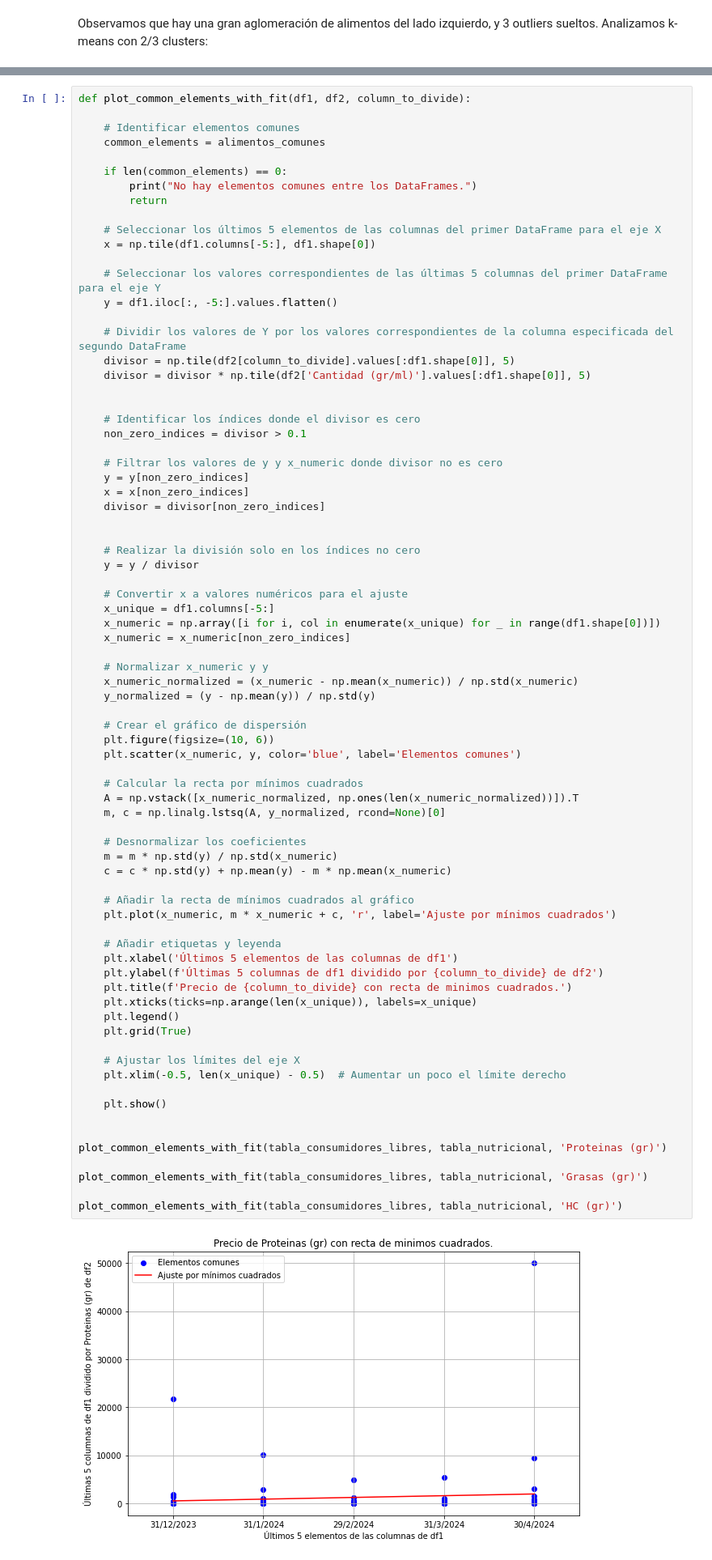
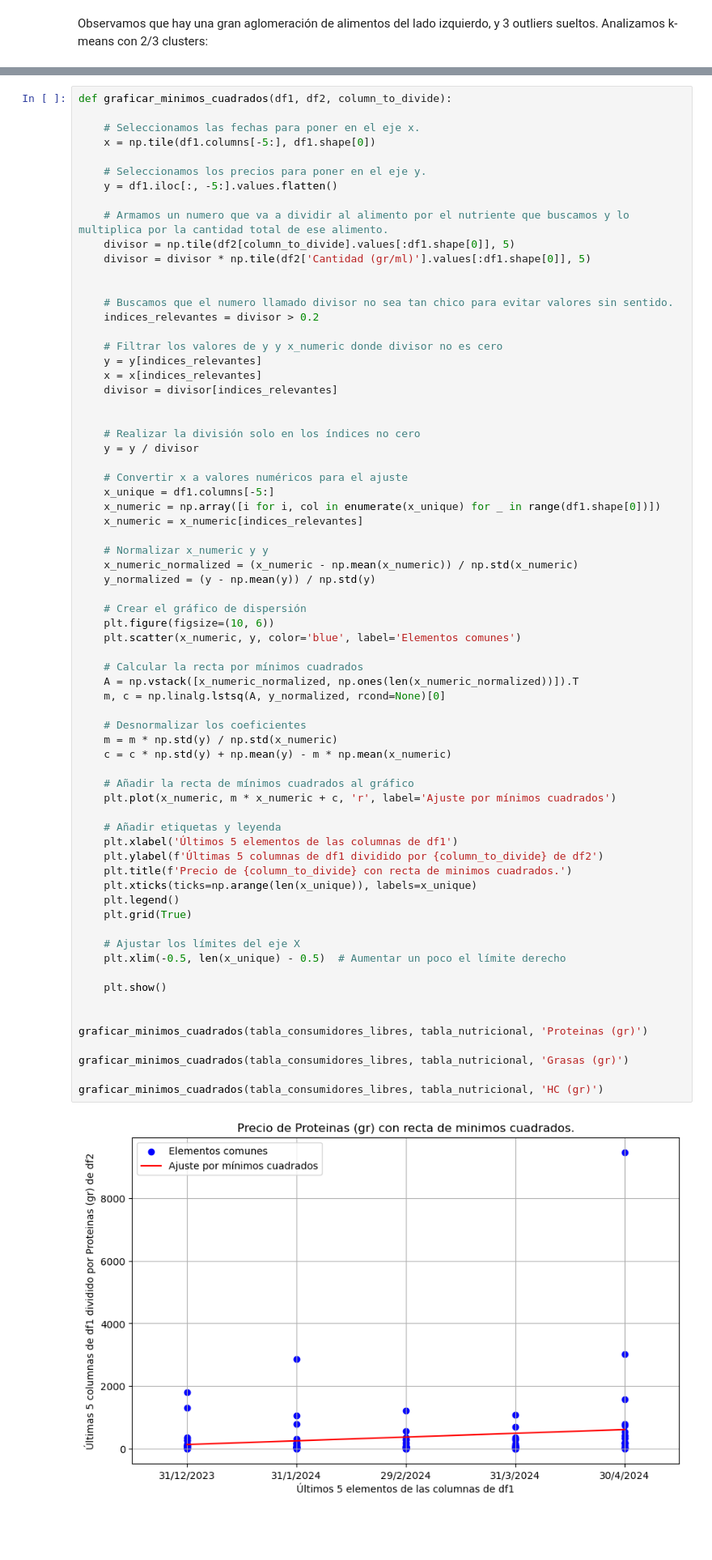
Before and after one commit to manuelgutman/ptalc2, a Jupyter notebook: funciones.ipynb, the cells around one changed output, grey strips where cells are left out. Shown at 81% size. Drawn from its saved outputs; the diff is of its cells as text; blank space fills up the shorter version.

```diff
--- a/funciones.ipynb
+++ b/funciones.ipynb
@@ -256,31 +260,24 @@ print (alimentos_comunes)
 # %%
-def plot_common_elements_with_fit(df1, df2, column_to_divide):
+def graficar_minimos_cuadrados(df1, df2, column_to_divide):
 
-    # Identificar elementos comunes
-    common_elements = alimentos_comunes
-
-    if len(common_elements) == 0:
-        print("No hay elementos comunes entre los DataFrames.")
-        return
-
-    # Seleccionar los últimos 5 elementos de las columnas del primer DataFrame para el eje X
+    # Seleccionamos las fechas para poner en el eje x.
     x = np.tile(df1.columns[-5:], df1.shape[0])
 
-    # Seleccionar los valores correspondientes de las últimas 5 columnas del primer DataFrame para el eje Y
+    # Seleccionamos los precios para poner en el eje y.
     y = df1.iloc[:, -5:].values.flatten()
 
-    # Dividir los valores de Y por los valores correspondientes de la columna especificada del segundo DataFrame
+    # Armamos un numero que va a dividir al alimento por el nutriente que buscamos y lo multiplica por la cantidad total de ese alimento.
     divisor = np.tile(df2[column_to_divide].values[:df1.shape[0]], 5)
     divisor = divisor * np.tile(df2['Cantidad (gr/ml)'].values[:df1.shape[0]], 5)
 
 
-    # Identificar los índices donde el divisor es cero
-    non_zero_indices = divisor > 0.1
+    # Buscamos que el numero llamado divisor no sea tan chico para evitar valores sin sentido.
+    indices_relevantes = divisor > 0.2
 
     # Filtrar los valores de y y x_numeric donde divisor no es cero
-    y = y[non_zero_indices]
-    x = x[non_zero_indices]
-    divisor = divisor[non_zero_indices]
+    y = y[indices_relevantes]
+    x = x[indices_relevantes]
+    divisor = divisor[indices_relevantes]
 
 
     # Realizar la división solo en los índices no cero
@@ -289,7 +286,7 @@ def plot_common_elements_with_fit(df1, df2, column_to_divide):
     # Convertir x a valores numéricos para el ajuste
     x_unique = df1.columns[-5:]
     x_numeric = np.array([i for i, col in enumerate(x_unique) for _ in range(df1.shape[0])])
-    x_numeric = x_numeric[non_zero_indices]
+    x_numeric = x_numeric[indices_relevantes]
 
     # Normalizar x_numeric y y
     x_numeric_normalized = (x_numeric - np.mean(x_numeric)) / np.std(x_numeric)
@@ -300,34 +297,34 @@ def plot_common_elements_with_fit(df1, df2, column_to_divide):
     plt.scatter(x_numeric, y, color='blue', label='Elementos comunes')
 
     # Calcular la recta por mínimos cuadrados
     A = np.vstack([x_numeric_normalized, np.ones(len(x_numeric_normalized))]).T
     m, c = np.linalg.lstsq(A, y_normalized, rcond=None)[0]
 
     # Desnormalizar los coeficientes
     m = m * np.std(y) / np.std(x_numeric)
     c = c * np.std(y) + np.mean(y) - m * np.mean(x_numeric)
 
     # Añadir la recta de mínimos cuadrados al gráfico
     plt.plot(x_numeric, m * x_numeric + c, 'r', label='Ajuste por mínimos cuadrados')
 
     # Añadir etiquetas y leyenda
     plt.xlabel('Últimos 5 elementos de las columnas de df1')
     plt.ylabel(f'Últimas 5 columnas de df1 dividido por {column_to_divide} de df2')
     plt.title(f'Precio de {column_to_divide} con recta de minimos cuadrados.')
     plt.xticks(ticks=np.arange(len(x_unique)), labels=x_unique)
     plt.legend()
     plt.grid(True)
 
     # Ajustar los límites del eje X
     plt.xlim(-0.5, len(x_unique) - 0.5)  # Aumentar un poco el límite derecho
 
     plt.show()
 
 
-plot_common_elements_with_fit(tabla_consumidores_libres, tabla_nutricional, 'Proteinas (gr)')
+graficar_minimos_cuadrados(tabla_consumidores_libres, tabla_nutricional, 'Proteinas (gr)')
 
-plot_common_elements_with_fit(tabla_consumidores_libres, tabla_nutricional, 'Grasas (gr)')
+graficar_minimos_cuadrados(tabla_consumidores_libres, tabla_nutricional, 'Grasas (gr)')
 
-plot_common_elements_with_fit(tabla_consumidores_libres, tabla_nutricional, 'HC (gr)')
+graficar_minimos_cuadrados(tabla_consumidores_libres, tabla_nutricional, 'HC (gr)')
 # %% [output]
-[figure, old version]
+[figure, new version]
```
Also changed, not shown: parts of 9 cells of this notebook.
